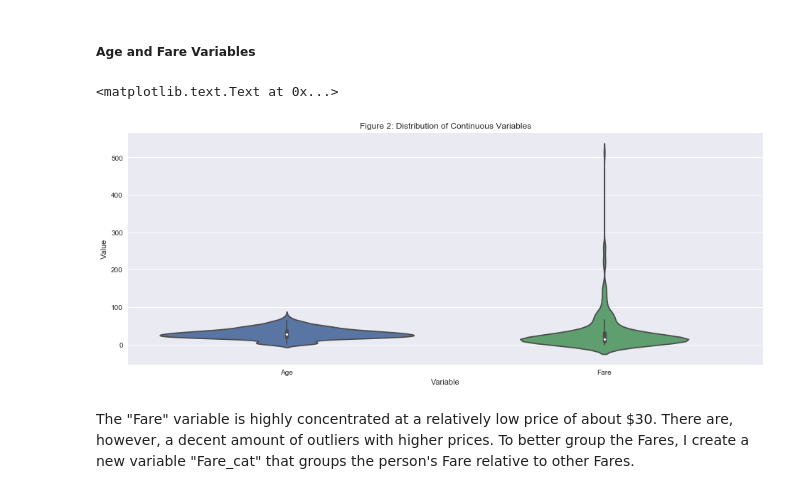
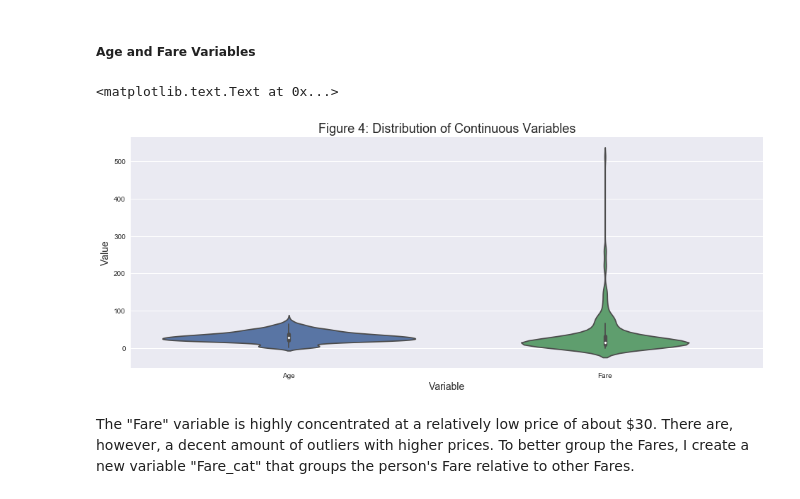
Before and after one commit to TristanMoser/byu_econ_applied_machine_learning, a Jupyter notebook: homeworks/Homework_4_TristanMoser.ipynb, the cells around one changed output. Drawn from its saved outputs; the diff is of its cells as text; code cells hidden in the pictures.

```diff
--- a/homeworks/Homework_4_TristanMoser.ipynb
+++ b/homeworks/Homework_4_TristanMoser.ipynb
@@ -286,12 +287,12 @@ initial_train[['Family', 'Survived']].groupby(['Family'], as_index=False).mean()
 # %%
 fig, ax = plt.subplots(figsize=(16,6))
 sns.violinplot(data=train_non_cat[['Age','Fare']])
-plt.title('Figure 2: Distribution of Continuous Variables')
-plt.ylabel('Value')
-plt.xlabel('Variable')
+plt.title('Figure 4: Distribution of Continuous Variables',fontsize=18)
+plt.ylabel('Value',fontsize=14)
+plt.xlabel('Variable',fontsize=14)
 # %% [output]
 <matplotlib.text.Text at 0x...>
-[figure, old version]
+[figure, new version]
 # %% [markdown]
 The "Fare" variable is highly concentrated at a relatively low price of about $30. There are, however, a decent amount of outliers with higher prices. To better group the Fares, I create a new variable "Fare_cat" that groups the person's Fare relative to other Fares.
 # %%
```
Also changed, not shown: parts of 38 cells of this notebook.
